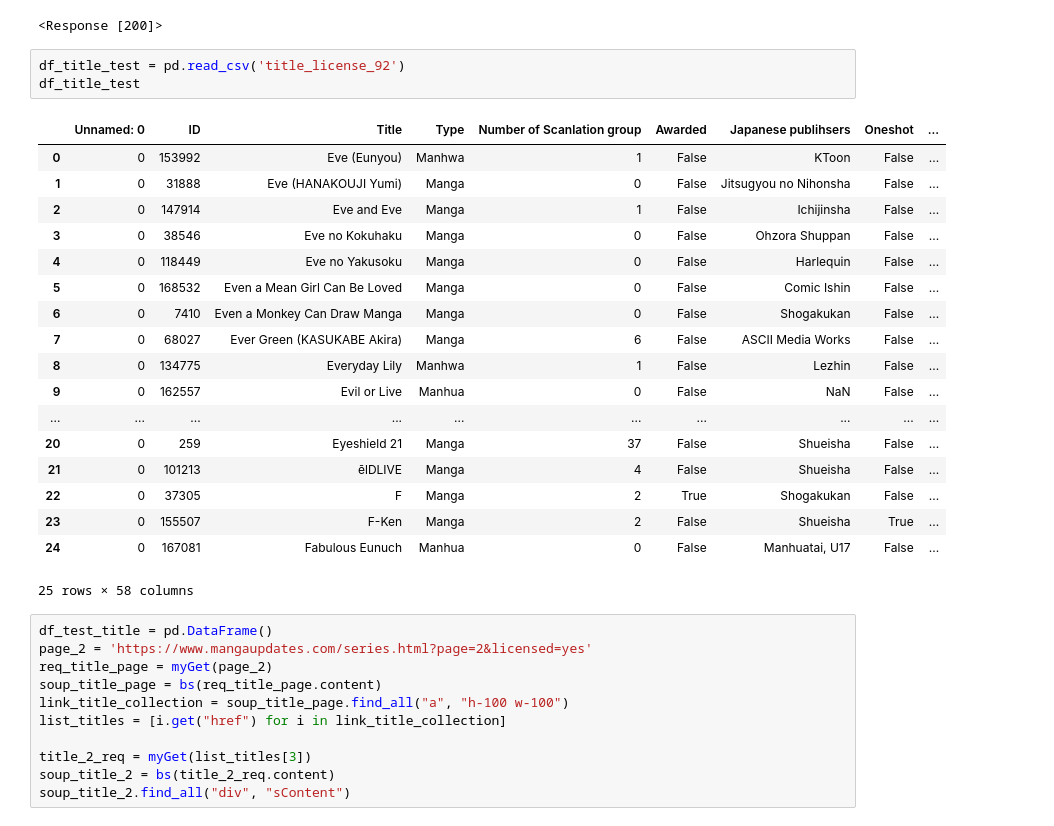
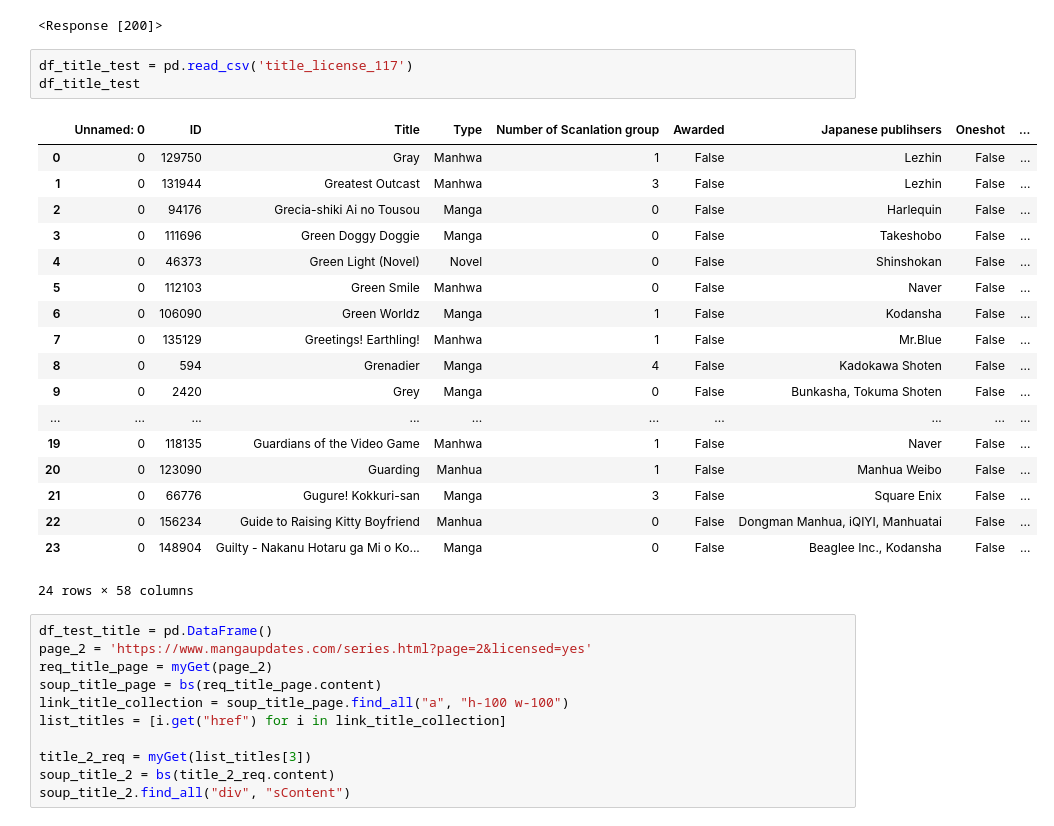
Before and after one commit to haolinh24/MangaUpdates, a Jupyter notebook: MangaUpdate Scrape misc.ipynb, the cells around one changed output. Drawn from its saved outputs; the diff is of its cells as text.

Commit message:
Error in page titles

```diff
--- a/MangaUpdate Scrape misc.ipynb
+++ b/MangaUpdate Scrape misc.ipynb
@@ -154,27 +154,27 @@ myGet('https://www.mangaupdates.com/index.html')
 # %% [output]
 <Response [200]>
 # %%
-df_title_test = pd.read_csv('title_license_92')
+df_title_test = pd.read_csv('title_license_117')
 df_title_test
 # %% [output]
 |  | Unnamed: 0 | ID | Title | Type | Number of Scanlation group | Awarded | Japanese publihsers | Oneshot | ... |
-| 0 | 0 | 153992 | Eve (Eunyou) | Manhwa | 1 | False | KToon | False | ... |
-| 1 | 0 | 31888 | Eve (HANAKOUJI Yumi) | Manga | 0 | False | Jitsugyou no Nihonsha | False | ... |
-| 2 | 0 | 147914 | Eve and Eve | Manga | 1 | False | Ichijinsha | False | ... |
-| 3 | 0 | 38546 | Eve no Kokuhaku | Manga | 0 | False | Ohzora Shuppan | False | ... |
-| 4 | 0 | 118449 | Eve no Yakusoku | Manga | 0 | False | Harlequin | False | ... |
-| 5 | 0 | 168532 | Even a Mean Girl Can Be Loved | Manga | 0 | False | Comic Ishin | False | ... |
-| 6 | 0 | 7410 | Even a Monkey Can Draw Manga | Manga | 0 | False | Shogakukan | False | ... |
-| 7 | 0 | 68027 | Ever Green (KASUKABE Akira) | Manga | 6 | False | ASCII Media Works | False | ... |
-| 8 | 0 | 134775 | Everyday Lily | Manhwa | 1 | False | Lezhin | False | ... |
-| 9 | 0 | 162557 | Evil or Live | Manhua | 0 | False | NaN | False | ... |
+| 0 | 0 | 129750 | Gray | Manhwa | 1 | False | Lezhin | False | ... |
+| 1 | 0 | 131944 | Greatest Outcast | Manhwa | 3 | False | Lezhin | False | ... |
+| 2 | 0 | 94176 | Grecia-shiki Ai no Tousou | Manga | 0 | False | Harlequin | False | ... |
+| 3 | 0 | 111696 | Green Doggy Doggie | Manga | 0 | False | Takeshobo | False | ... |
+| 4 | 0 | 46373 | Green Light (Novel) | Novel | 0 | False | Shinshokan | False | ... |
+| 5 | 0 | 112103 | Green Smile | Manhwa | 0 | False | Naver | False | ... |
+| 6 | 0 | 106090 | Green Worldz | Manga | 1 | False | Kodansha | False | ... |
+| 7 | 0 | 135129 | Greetings! Earthling! | Manhwa | 1 | False | Mr.Blue | False | ... |
+| 8 | 0 | 594 | Grenadier | Manga | 4 | False | Kadokawa Shoten | False | ... |
+| 9 | 0 | 2420 | Grey | Manga | 0 | False | Bunkasha, Tokuma Shoten | False | ... |
 | ... | ... | ... | ... | ... | ... | ... | ... | ... | ... |
-| 20 | 0 | 259 | Eyeshield 21 | Manga | 37 | False | Shueisha | False | ... |
-| 21 | 0 | 101213 | ēlDLIVE | Manga | 4 | False | Shueisha | False | ... |
-| 22 | 0 | 37305 | F | Manga | 2 | True | Shogakukan | False | ... |
-| 23 | 0 | 155507 | F-Ken | Manga | 2 | False | Shueisha | True | ... |
-| 24 | 0 | 167081 | Fabulous Eunuch | Manhua | 0 | False | Manhuatai, U17 | False | ... |
+| 19 | 0 | 118135 | Guardians of the Video Game | Manhwa | 1 | False | Naver | False | ... |
+| 20 | 0 | 123090 | Guarding | Manhua | 1 | False | Manhua Weibo | False | ... |
+| 21 | 0 | 66776 | Gugure! Kokkuri-san | Manga | 3 | False | Square Enix | False | ... |
+| 22 | 0 | 156234 | Guide to Raising Kitty Boyfriend | Manhua | 0 | False | Dongman Manhua, iQIYI, Manhuatai | False | ... |
+| 23 | 0 | 148904 | Guilty - Nakanu Hotaru ga Mi o Ko... | Manga | 0 | False | Beaglee Inc., Kodansha | False | ... |
-25 rows × 58 columns
+24 rows × 58 columns
 # %%
 df_test_title = pd.DataFrame()
 page_2 = 'https://www.mangaupdates.com/series.html?page=2&licensed=yes'
```
Also changed, not shown: parts of 5 cells of this notebook, 1 other file.
